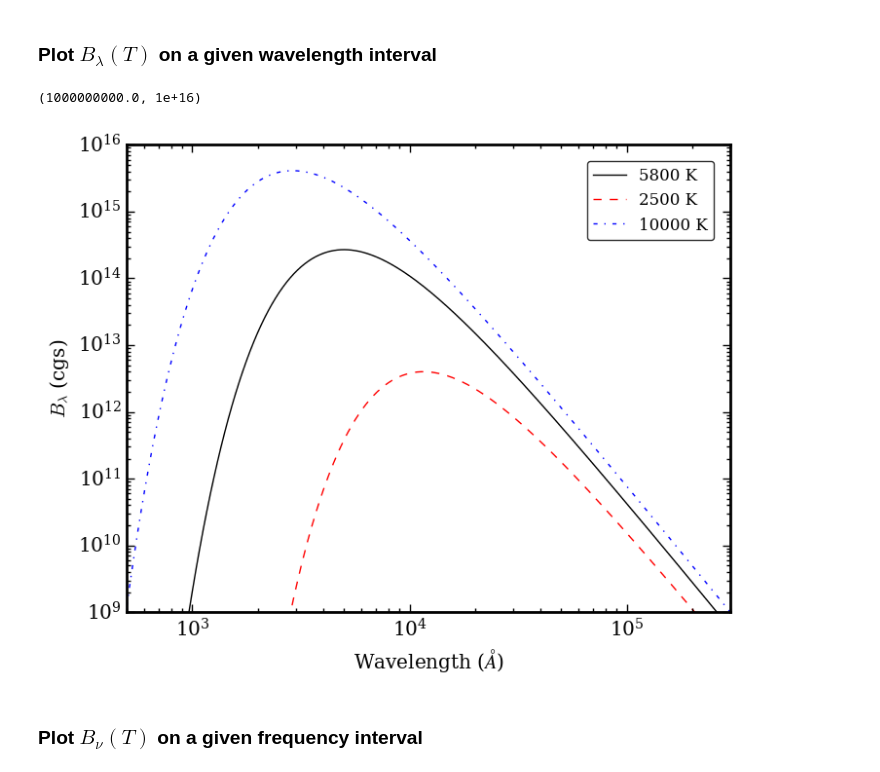
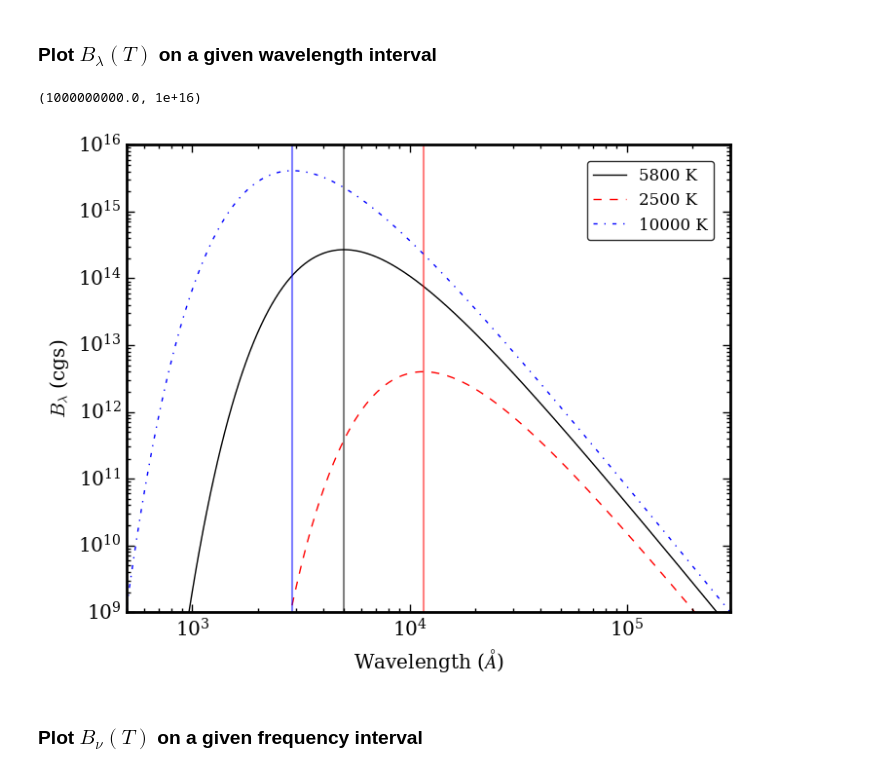
Before and after one commit to CalebHarada/LTEpy, a Jupyter notebook: notebooks/planck_demo.ipynb, the cells around one changed output. Cells and saved outputs as stored; diff of their text form; code cells hidden in the pictures.

Commit message:
updated planck plotting with wien peak

```diff
--- a/notebooks/planck_demo.ipynb
+++ b/notebooks/planck_demo.ipynb
@@ -23,22 +23,25 @@ planck = lte.Planck(temp)
 # %%
 wl_start = 500  # starting wavelength in Angstroms
 wl_end = 300_000    # ending wavelength in Angstroms
 
 fig, ax = plt.subplots()
 
 planck.set_temp(5800)
 planck.plot_B_lambda(wl_start, wl_end, ax=ax, c="k", ls="-")
+planck.plot_lambda_max(ax, c="k", alpha=0.5)
 
 planck.set_temp(2500)
 planck.plot_B_lambda(wl_start, wl_end, ax=ax, c="r", ls="--")
+planck.plot_lambda_max(ax, c="r", alpha=0.5)
 
 planck.set_temp(10_000)
 planck.plot_B_lambda(wl_start, wl_end, ax=ax, c="b", ls="-.")
+planck.plot_lambda_max(ax, c="b", alpha=0.5)
 
 ax.set_ylim(1e9, 1e16)
 # %% [output]
 (1000000000.0, 1e+16)
-[figure, old version]
+[figure, new version]
 # %% [markdown]
 ### Plot $B_\nu(T)$ on a given frequency interval
 # %%
```
Also changed, not shown: 2 other files.
